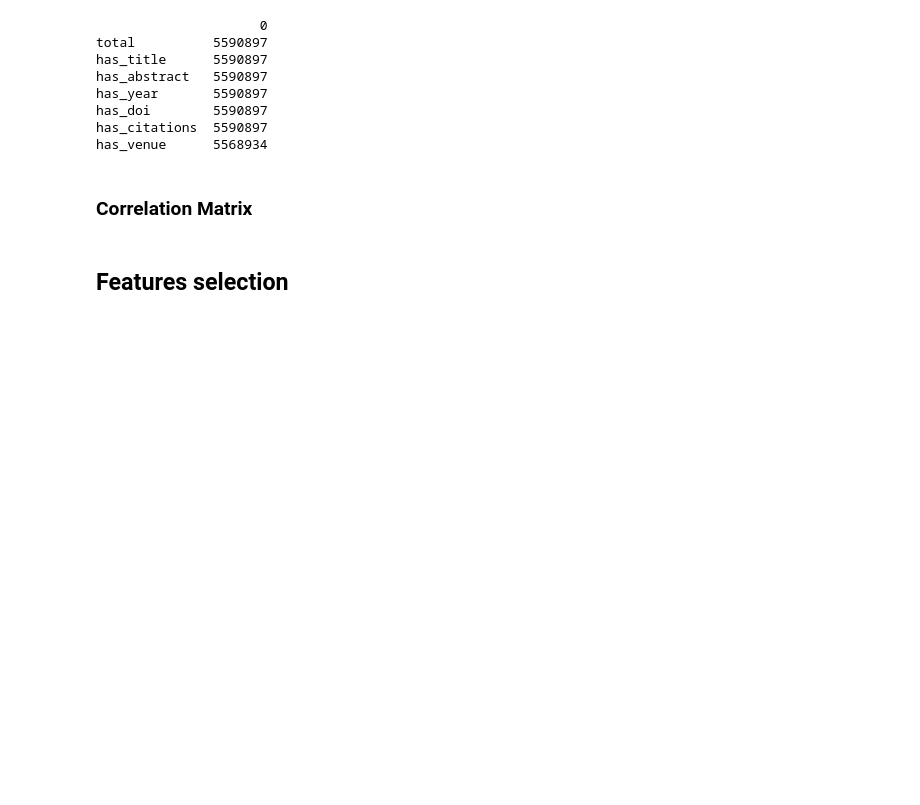
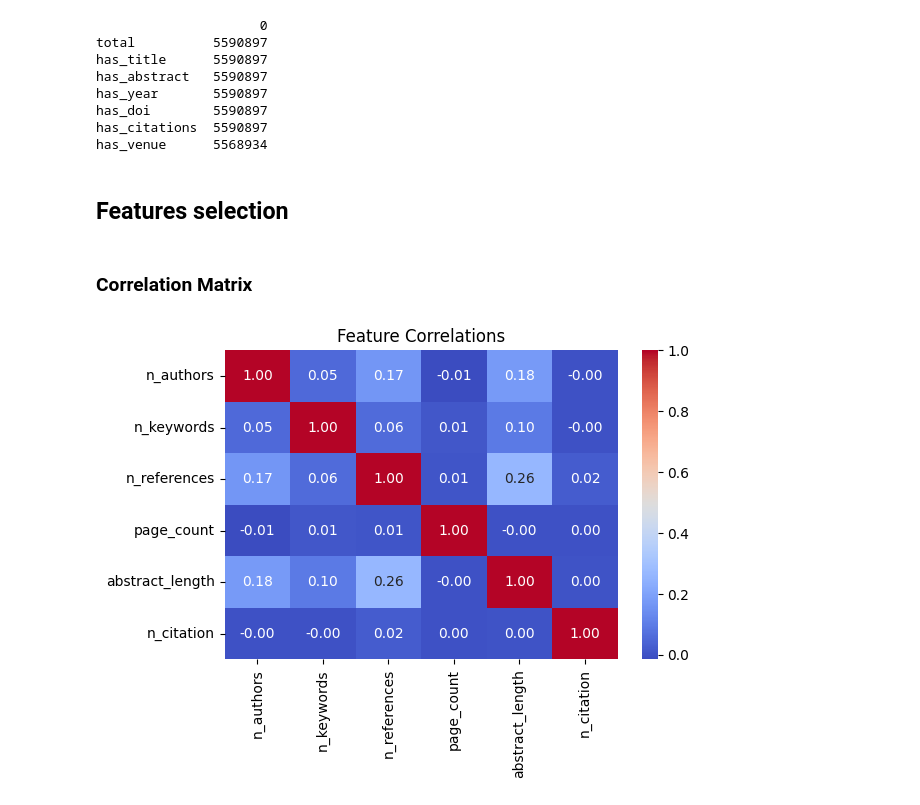
Before and after one commit to ManuCa93/data_project_3, a Jupyter notebook: notebook.ipynb, the cells around one changed output. Drawn from its saved outputs; the diff is of its cells as text; code cells hidden in the pictures; blank space fills up the shorter version.

```diff
--- a/notebook.ipynb
+++ b/notebook.ipynb
@@ -375,25 +386,27 @@ has_year       5590897
 has_doi        5590897
 has_citations  5590897
 has_venue      5568934
+# %% [markdown]
+## Features selection
 # %% [markdown]
 ### Correlation Matrix
 # %%
-# df = con.sql(f"""
-#     SELECT
-#         ARRAY_LENGTH(authors) AS n_authors,
-#         ARRAY_LENGTH(keywords) AS n_keywords,
-#         ARRAY_LENGTH("references") AS n_references,
-#         TRY_CAST(page_end AS INT) - TRY_CAST(page_start AS INT) AS page_count,
-#         LENGTH(abstract) AS abstract_length,
-#         n_citation
-#     FROM read_parquet('{PARQUET}')
-#     WHERE n_citation IS NOT NULL
-#     USING SAMPLE 20000
-# """).df().dropna()
+df = con.sql(f"""
+    SELECT
+        ARRAY_LENGTH(authors) AS n_authors,
+        ARRAY_LENGTH(keywords) AS n_keywords,
+        ARRAY_LENGTH("references") AS n_references,
+        TRY_CAST(page_end AS INT) - TRY_CAST(page_start AS INT) AS page_count,
+        LENGTH(abstract) AS abstract_length,
+        n_citation
+    FROM read_parquet('{PARQUET}')
+    WHERE n_citation IS NOT NULL
+    USING SAMPLE 20000
+""").df().dropna()
 
-# sns.heatmap(df.corr(), annot=True, cmap="coolwarm", fmt=".2f")
-# plt.title("Feature Correlations")
-# plt.tight_layout()
-# plt.show()
+sns.heatmap(df.corr(), annot=True, cmap="coolwarm", fmt=".2f")
+plt.title("Feature Correlations")
+plt.tight_layout()
+plt.show()
+# %% [output]
+[figure, added]
-# %% [markdown]
-## Features selection
```
Also changed, not shown: parts of 4 cells of this notebook.
